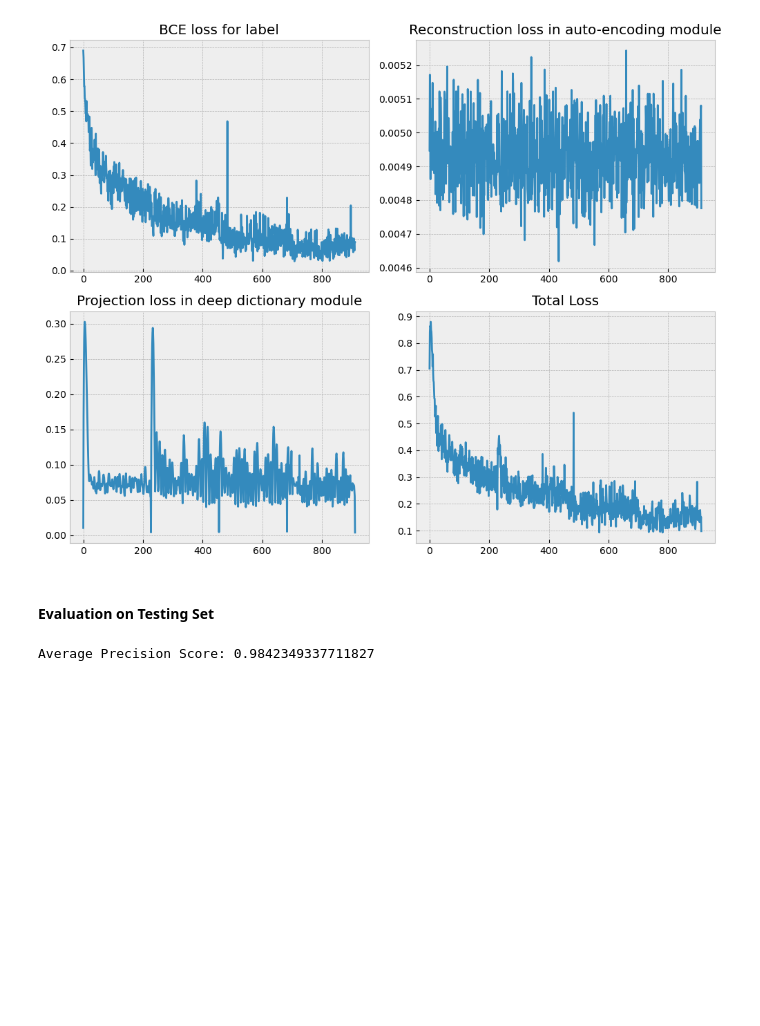
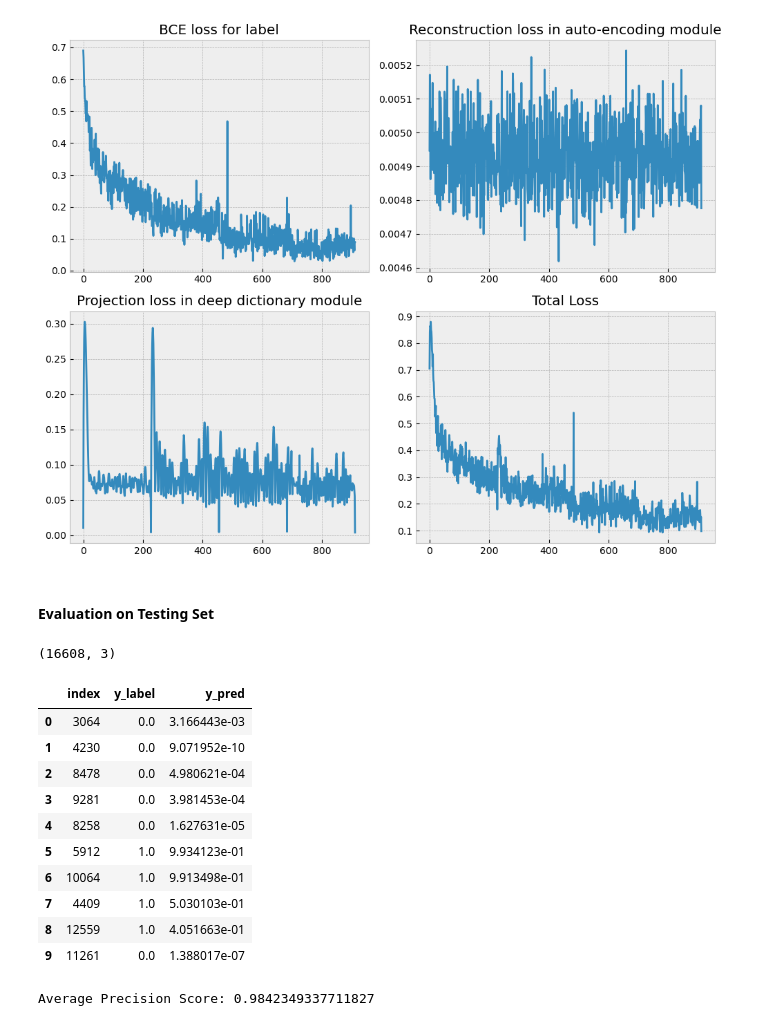
Before and after one commit to lanceyjt/cs598-dlh-team72, a Jupyter notebook: DL4H_Team72.ipynb, the cells around one changed output. Saved outputs shown, nothing was run; the diff lists cells and outputs as text; code cells hidden in the pictures; blank space fills up the shorter version.

Commit message:
Save prediction output

```diff
--- a/DL4H_Team72.ipynb
+++ b/DL4H_Team72.ipynb
@@ -794,3 +810,12 @@ Please test and report results for all experiments that you run with:
+# %%
+if LOAD_FINAL_MODEL:
+    path = (
+        os.path.dirname(ROOT_PATH)
+        + "/model_train_checkpoint_SNAP_EarlyStopping_SemiSup_Full_Run3_20240410_0343.pt"
+    )
+    model_nn = load_model_from_path(path)
+else:
+    model_nn = model_max
 # %% [markdown]
 #### Loss Shrinkage
 # %%
@@ -823,26 +848,54 @@ params = {'batch_size': 256,
 
 # Testing DDI Dataframe
 labels_sup = df_ddi_test.label.values
-test_set = supData(df_ddi_test.index.values, labels_sup, df_ddi_test)
+#test_set = supData(df_ddi_test.index.values, labels_sup, df_ddi_test)
+test_set = supData_index(df_ddi_test.index.values, labels_sup, df_ddi_test)
 test_generator_sup = data.DataLoader(test_set, **params)
 
-model_nn = model_max
+# model_nn = model_max
 
 y_pred = []
 y_label = []
+indices  = []
 model_nn.eval()
 
-for i, (v_D, label) in tqdm(enumerate(test_generator_sup)):
+for i, (v_D, label, idx) in tqdm(enumerate(test_generator_sup)):
     recon, code, score, Z_f, z_D = model_nn(v_D.float())
     m = torch.nn.Sigmoid()
     logits = torch.squeeze(m(score)).detach().cpu().numpy()
     label_ids = label.to('cpu').numpy()
     y_label = y_label + label_ids.flatten().tolist()
     y_pred = y_pred + logits.flatten().tolist()
+    indices =  indices + idx.to('cpu').numpy().flatten().tolist()
 # %%
 # Save output for visualization and reuse
+with open('temp_output/y_label.json', 'w') as file:
+    json.dump(y_label, file)
+
 with open('temp_output/y_pred.json', 'w') as file:
     json.dump(y_pred, file)
+
+with open('temp_output/test_indicies.json', 'w') as file:
+    json.dump(indices, file)
+
+test_df_pred = pd.DataFrame({'index': indices, 'y_label': y_label, 'y_pred': y_pred})
+# %%
+print(test_df_pred.shape)
+print()
+test_df_pred.head(10)
+# %% [output]
+(16608, 3)
+|  | index | y_label | y_pred |
+| 0 | 3064 | 0.0 | 3.166443e-03 |
+| 1 | 4230 | 0.0 | 9.071952e-10 |
+| 2 | 8478 | 0.0 | 4.980621e-04 |
+| 3 | 9281 | 0.0 | 3.981453e-04 |
+| 4 | 8258 | 0.0 | 1.627631e-05 |
+| 5 | 5912 | 1.0 | 9.934123e-01 |
+| 6 | 10064 | 1.0 | 9.913498e-01 |
+| 7 | 4409 | 1.0 | 5.030103e-01 |
+| 8 | 12559 | 1.0 | 4.051663e-01 |
+| 9 | 11261 | 0.0 | 1.388017e-07 |
 # %%
 print("Average Precision Score:", average_precision_score(y_label, y_pred))
 # %% [output]
```
Also changed, not shown: parts of 4 cells of this notebook, 4 other files.
